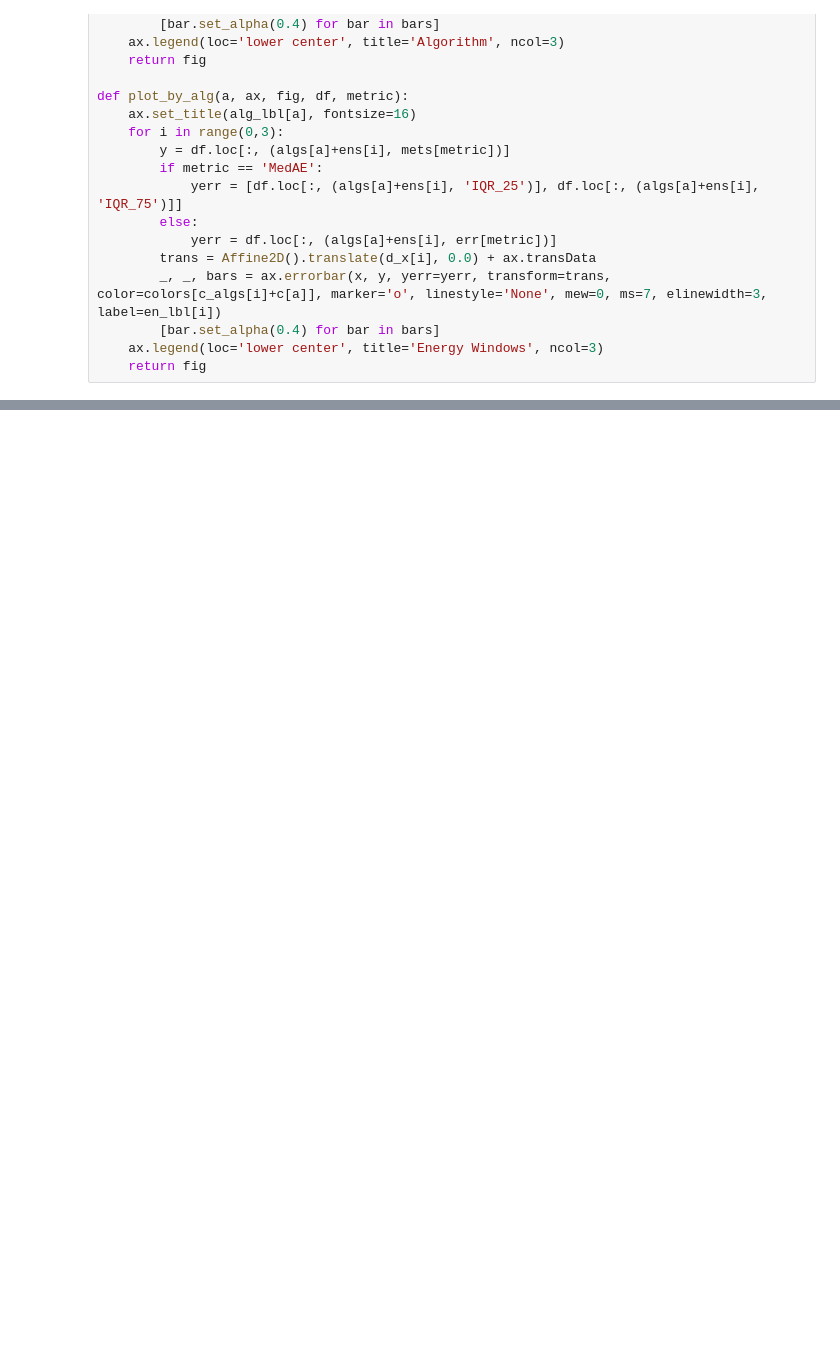
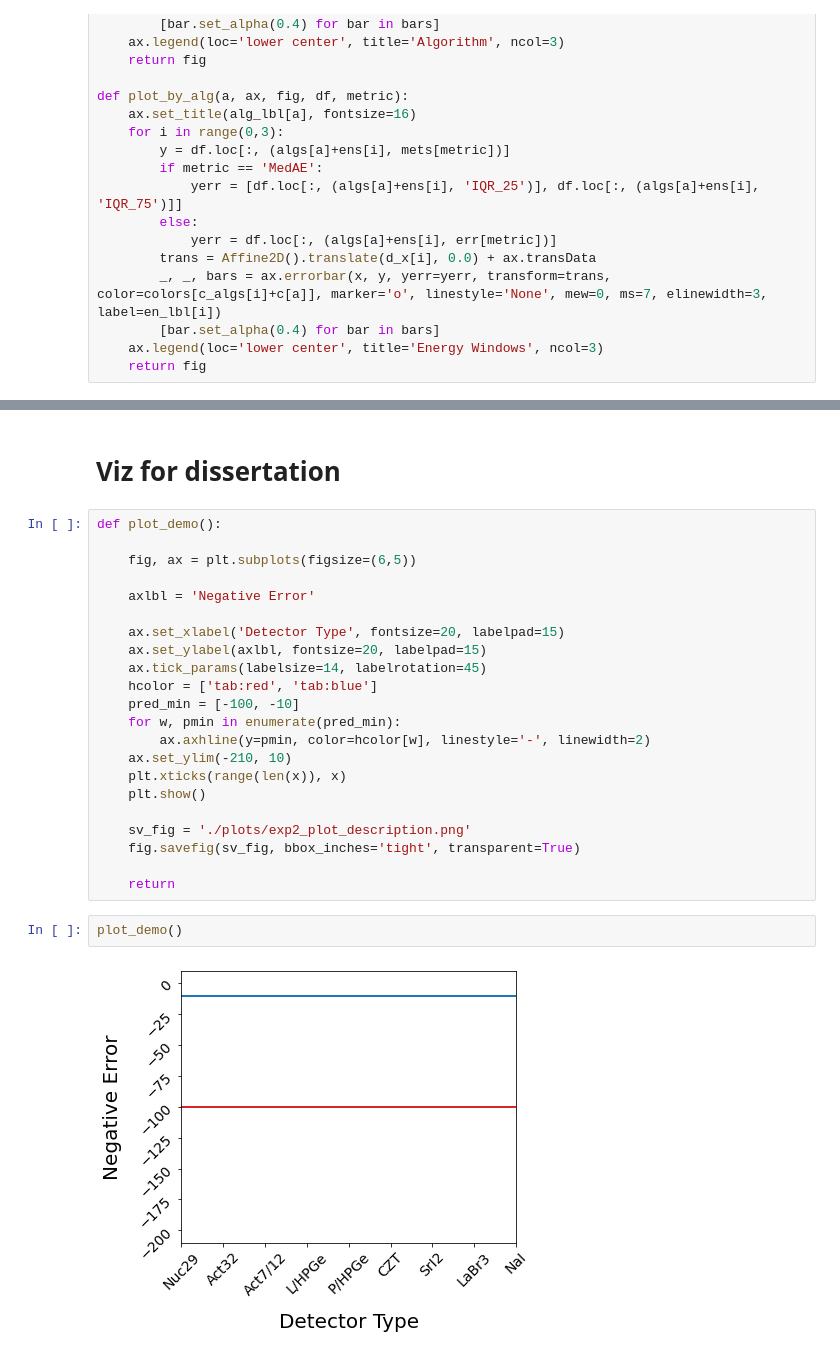
Before and after one commit to opotowsky/process_results, a Jupyter notebook: gamspec_mll_scikit_compare.ipynb, the cells around one changed output, grey strips where cells are left out. Saved outputs shown, nothing was run; the diff lists cells and outputs as text; blank space fills up the shorter version.

```diff
--- a/gamspec_mll_scikit_compare.ipynb
+++ b/gamspec_mll_scikit_compare.ipynb
@@ -208,0 +209,28 @@ fig.savefig(sv_fig, bbox_inches='tight', transparent=True)
+# %% [markdown]
+# Viz for dissertation
+# %%
+def plot_demo():
+
+    fig, ax = plt.subplots(figsize=(6,5))
+
+    axlbl = 'Negative Error'
+
+    ax.set_xlabel('Detector Type', fontsize=20, labelpad=15)
+    ax.set_ylabel(axlbl, fontsize=20, labelpad=15)
+    ax.tick_params(labelsize=14, labelrotation=45)
+    hcolor = ['tab:red', 'tab:blue']
+    pred_min = [-100, -10]
+    for w, pmin in enumerate(pred_min):
+        ax.axhline(y=pmin, color=hcolor[w], linestyle='-', linewidth=2)
+    ax.set_ylim(-210, 10)
+    plt.xticks(range(len(x)), x)
+    plt.show()
+
+    sv_fig = './plots/exp2_plot_description.png'
+    fig.savefig(sv_fig, bbox_inches='tight', transparent=True)
+
+    return
+# %%
+plot_demo()
+# %% [output]
+[figure, added]
```
Also changed, not shown: parts of 5 cells of this notebook.
